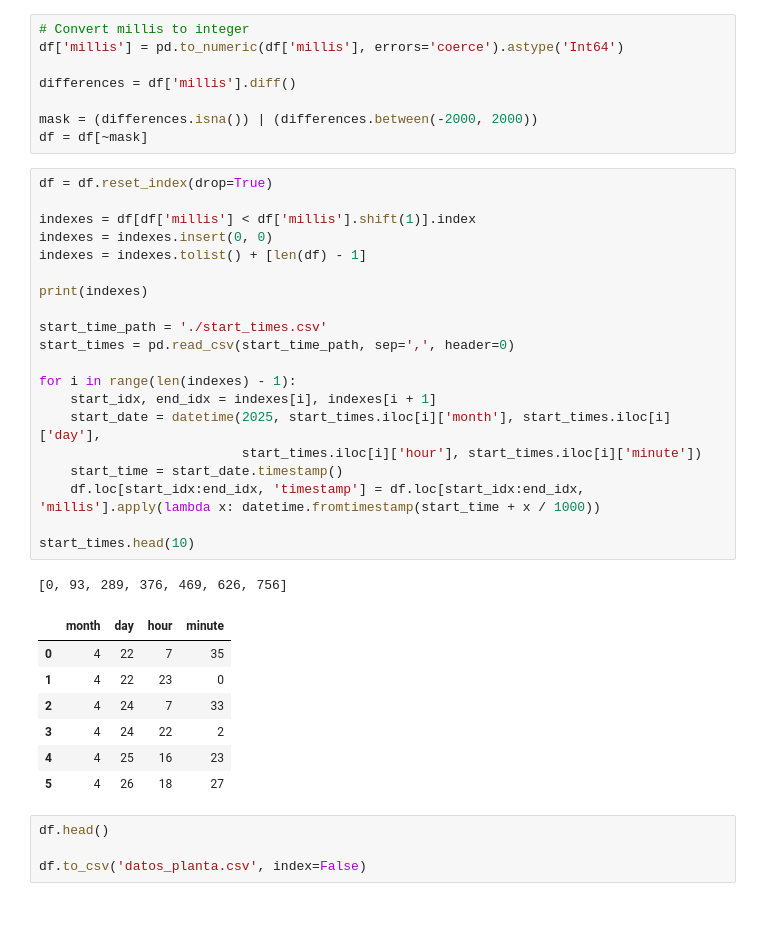
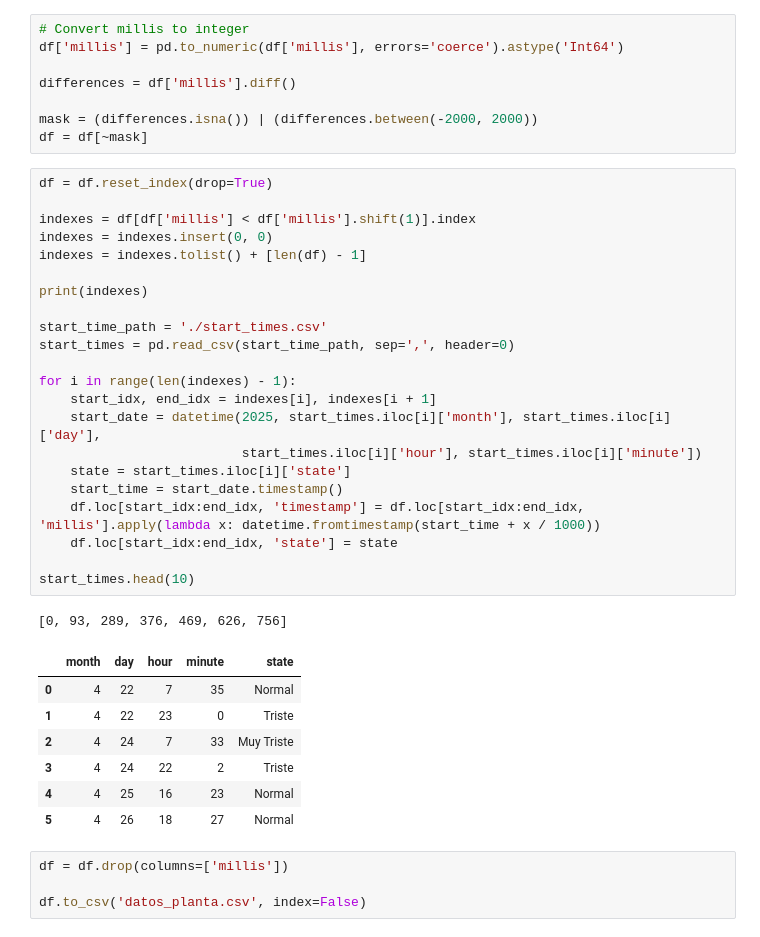
Before and after one commit to Apanizza197/IA_2025, a Jupyter notebook: preprocess_txt.ipynb, the cells around one changed output. Cells and saved outputs as stored; diff of their text form.

Commit message:
Add tag Tristeza

```diff
--- a/preprocess_txt.ipynb
+++ b/preprocess_txt.ipynb
@@ -27,33 +27,35 @@ df = df[~mask]
 # %%
 df = df.reset_index(drop=True)
 
 indexes = df[df['millis'] < df['millis'].shift(1)].index
 indexes = indexes.insert(0, 0)
 indexes = indexes.tolist() + [len(df) - 1]
 
 print(indexes)
 
 start_time_path = './start_times.csv'
 start_times = pd.read_csv(start_time_path, sep=',', header=0)
 
 for i in range(len(indexes) - 1):
     start_idx, end_idx = indexes[i], indexes[i + 1]
     start_date = datetime(2025, start_times.iloc[i]['month'], start_times.iloc[i]['day'],
                           start_times.iloc[i]['hour'], start_times.iloc[i]['minute'])
+    state = start_times.iloc[i]['state']
     start_time = start_date.timestamp()
     df.loc[start_idx:end_idx, 'timestamp'] = df.loc[start_idx:end_idx, 'millis'].apply(lambda x: datetime.fromtimestamp(start_time + x / 1000))
+    df.loc[start_idx:end_idx, 'state'] = state
 
 start_times.head(10)
 # %% [output]
 [0, 93, 289, 376, 469, 626, 756]
-|  | month | day | hour | minute |
-| 0 | 4 | 22 | 7 | 35 |
-| 1 | 4 | 22 | 23 | 0 |
-| 2 | 4 | 24 | 7 | 33 |
-| 3 | 4 | 24 | 22 | 2 |
-| 4 | 4 | 25 | 16 | 23 |
-| 5 | 4 | 26 | 18 | 27 |
+|  | month | day | hour | minute | state |
+| 0 | 4 | 22 | 7 | 35 | Normal |
+| 1 | 4 | 22 | 23 | 0 | Triste |
+| 2 | 4 | 24 | 7 | 33 | Muy Triste |
+| 3 | 4 | 24 | 22 | 2 | Triste |
+| 4 | 4 | 25 | 16 | 23 | Normal |
+| 5 | 4 | 26 | 18 | 27 | Normal |
 # %%
-df.head()
+df = df.drop(columns=['millis'])
 
 df.to_csv('datos_planta.csv', index=False)
```
Also changed, not shown: 3 other files.
